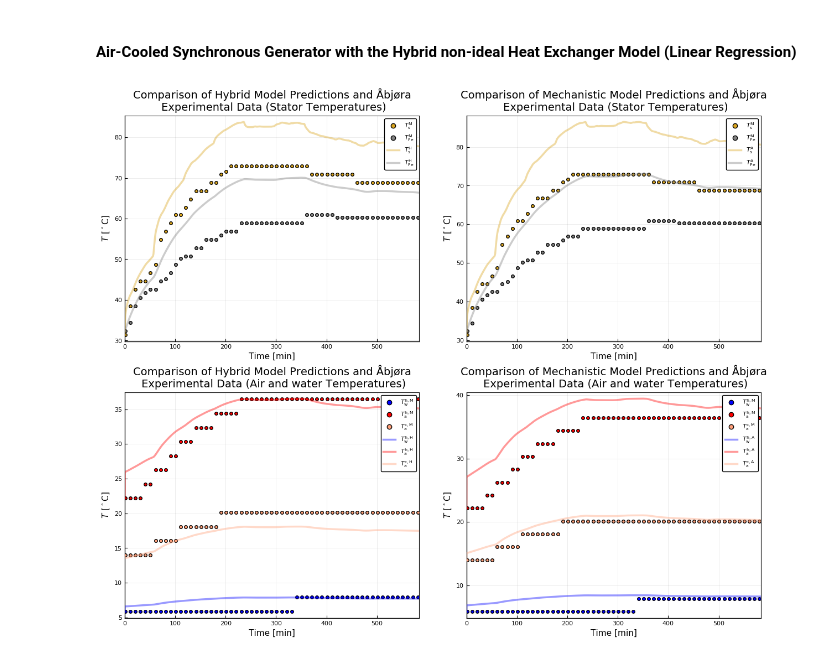
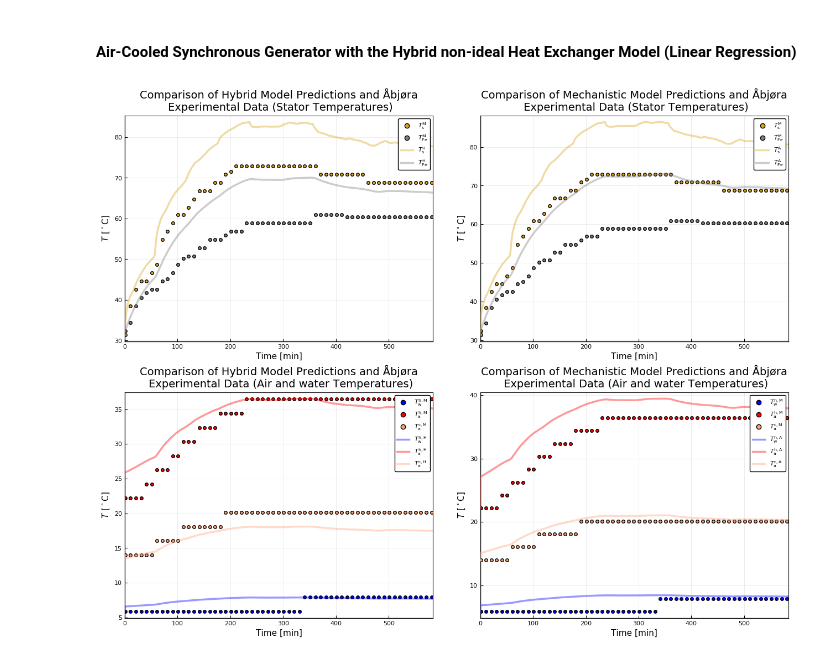
Before and after one commit to KhaledAleikish/MasterThesis2020, a Jupyter notebook: Jupyter_Notebooks/Jupyter_notebook_6.ipynb, the cells around one changed output. Drawn from its saved outputs; the diff is of its cells as text; code cells hidden in the pictures.

```diff
--- a/Jupyter_Notebooks/Jupyter_notebook_6.ipynb
+++ b/Jupyter_Notebooks/Jupyter_notebook_6.ipynb
@@ -602,32 +602,32 @@ plot!(sol_Hybrid_LR_2,vars=(t_s2m,0,32),label=L"$T_\mathrm{Fe}^\mathrm{H}$",colo
 fg1=plot!(title="Comparison of Hybrid Model Predictions and Åbjøra\n Experimental Data (Stator Temperatures)")
 
 scatter(1:10:584,Data[1:10:584,6],label=L"$T_\mathrm{w}^\mathrm{h, M}$",color="blue")
 scatter!(1:10:584,Data[1:10:584,7],label=L"$T_\mathrm{a}^\mathrm{h, M}$",color="red")
 scatter!(1:10:584,Data[1:10:584,8],label=L"$T_\mathrm{a}^\mathrm{c, M}$",color="LightSalmon")
 plot!(sol_Hybrid_LR_2,vars=(t_s2m,0,26),label=L"$T_\mathrm{w}^\mathrm{h, H}$",color="blue",lw=LW1,ls=LS1,la=LA3)
 plot!(sol_Hybrid_LR_2,vars=(t_s2m,0,29),label=L"$T_\mathrm{a}^\mathrm{h, H}$",color="red",lw=LW1,ls=LS1,la=LA3)
 plot!(sol_Hybrid_LR_2,vars=(t_s2m,0,27),label=L"$T_\mathrm{a}^\mathrm{c, H}$",color="LightSalmon",lw=LW1,ls=LS1,la=LA3)
 fg2=plot!(title="Comparison of Hybrid Model Predictions and Åbjøra\n Experimental Data (Air and water Temperatures)")
 
 
 scatter(1:10:584,Data[1:10:584,4],label=L"$T_\mathrm{s}^\mathrm{M}$",color ="Goldenrod")
 scatter!(1:10:584,Data[1:10:584,5],label=L"$T_\mathrm{Fe}^\mathrm{M}$",color ="gray")
 plot!(sol_Analytic,vars=(t_s2m,0,31),label=L"$T_\mathrm{s}^\mathrm{A}$",color ="Goldenrod",lw=LW1,ls=LS1,la=LA3)
 plot!(sol_Analytic,vars=(t_s2m,0,32),label=L"$T_\mathrm{Fe}^\mathrm{A}$",color ="gray",lw=LW1,ls=LS1,la=LA3)
 fg3=plot!(title="Comparison of Mechanistic Model Predictions and Åbjøra\n Experimental Data (Stator Temperatures)",left_margin=10mm)
 
 scatter(1:10:584,Data[1:10:584,6],label=L"$T_\mathrm{w}^\mathrm{h, M}$",color="blue")
 scatter!(1:10:584,Data[1:10:584,7],label=L"$T_\mathrm{a}^\mathrm{h, M}$",color="red")
 scatter!(1:10:584,Data[1:10:584,8],label=L"$T_\mathrm{a}^\mathrm{c, M}$",color="LightSalmon")
 plot!(sol_Analytic,vars=(t_s2m,0,26),label=L"$T_\mathrm{w}^\mathrm{h, A}$",color="blue",lw=LW1,ls=LS1,la=LA3)
 plot!(sol_Analytic,vars=(t_s2m,0,29),label=L"$T_\mathrm{a}^\mathrm{h, A}$",color="red",lw=LW1,ls=LS1,la=LA3)
 plot!(sol_Analytic,vars=(t_s2m,0,27),label=L"$T_\mathrm{a}^\mathrm{c, A}$",color="LightSalmon",lw=LW1,ls=LS1,la=LA3)
 fg4=plot!(title="Comparison of Mechanistic Model Predictions and Åbjøra\n Experimental Data (Air and water Temperatures)",left_margin=10mm)
 
 
-plot(fg1,fg3,fg2,fg4,layout=grid(2,2),size = (1200, 1000),framestyle = :box,legend=:topright,xlabel="Time [min]",
+plot(fg1,fg3,fg2,fg4,layout=grid(2,2),size = (1250, 1000),framestyle = :box,legend=:topright,xlabel="Time [min]",
     ylabel=L"$T$ [${}^\circ$C]",xlim = (sol_Hybrid_LR_2.t[1]/60, sol_Hybrid_LR_2.t[end]/60))
 figname = "Comparison_of_Mechanistic_Model_Predictions_and_Åbjøra.svg"
 savefig(Figpath*figname)
 # %% [output]
-[figure, old version]
+[figure, new version]
```
